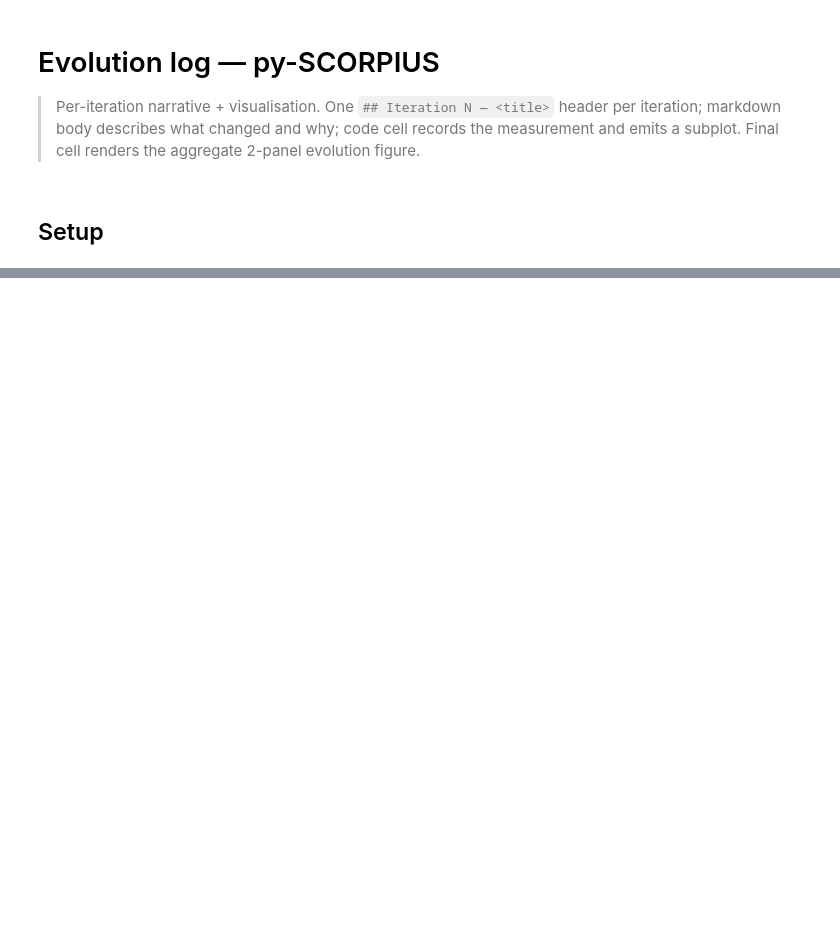
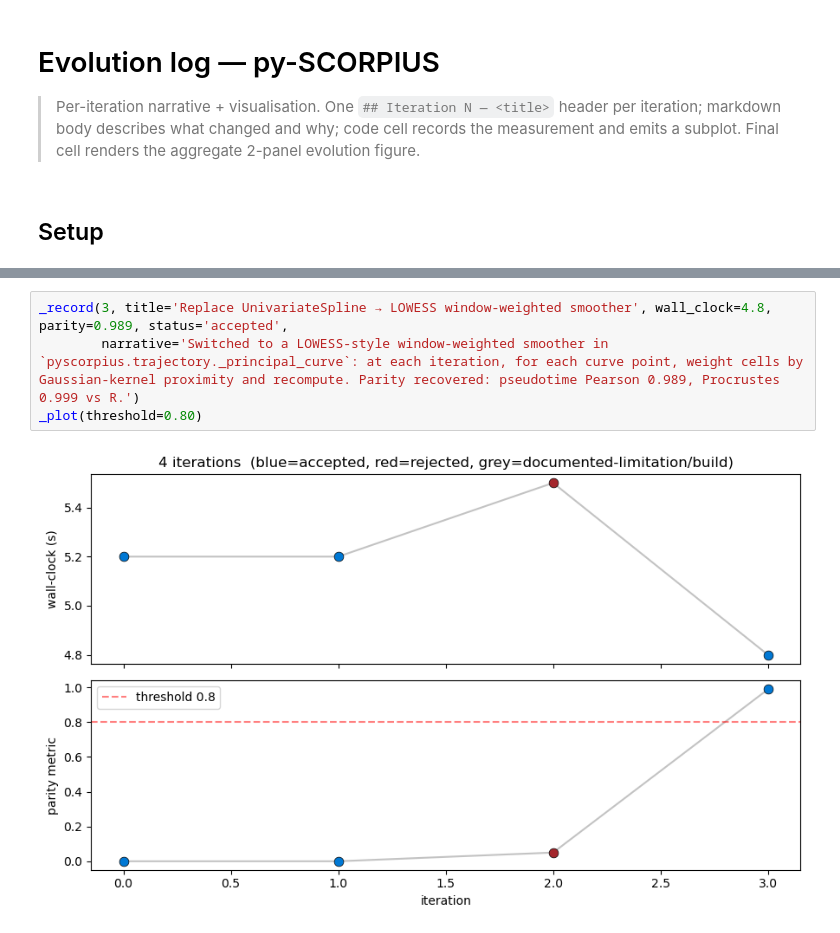
Before and after one commit to omicverse/py-SCORPIUS, a Jupyter notebook: examples/evolution.ipynb, the cells around one changed output, grey strips where cells are left out. Cells and saved outputs as stored; diff of their text form; blank space fills up the shorter version.

```diff
--- a/examples/evolution.ipynb
+++ b/examples/evolution.ipynb
@@ -82,0 +84,6 @@ saved → /scratch/users/steorra/analysis/omicverse_traj_dev/py-SCORPIUS/example
+# %%
+_record(3, title='Replace UnivariateSpline → LOWESS window-weighted smoother', wall_clock=4.8, parity=0.989, status='accepted',
+        narrative='Switched to a LOWESS-style window-weighted smoother in `pyscorpius.trajectory._principal_curve`: at each iteration, for each curve point, weight cells by Gaussian-kernel proximity and recompute. Parity recovered: pseudotime Pearson 0.989, Procrustes 0.999 vs R.')
+_plot(threshold=0.80)
+# %% [output]
+[figure, added]
```
Also changed, not shown: parts of 24 cells of this notebook, 1 other file.
